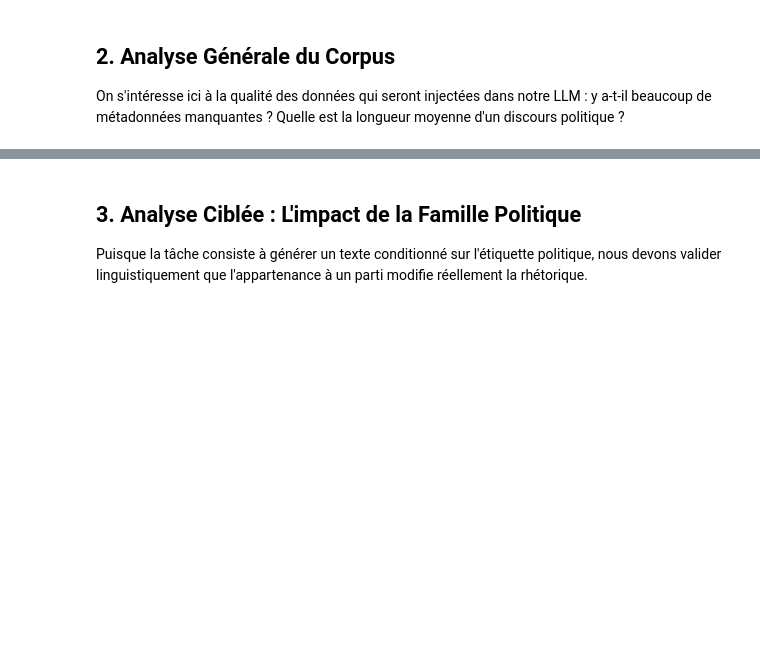
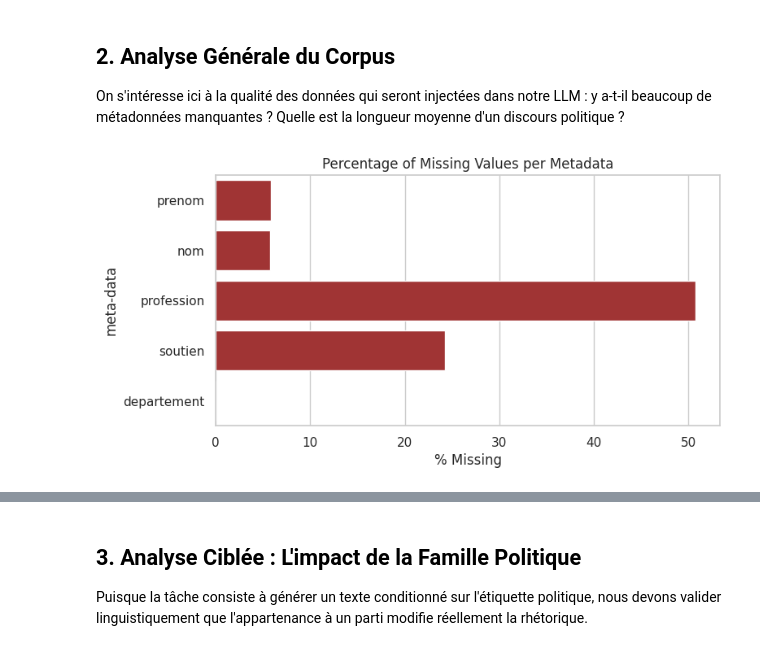
Before and after one commit to felixdechamps/projet-nlp-3A, a Jupyter notebook: eda_analysis.ipynb, the cells around one changed output, grey strips where cells are left out. Drawn from its saved outputs; the diff is of its cells as text; code cells hidden in the pictures; blank space fills up the shorter version.

```diff
--- a/eda_analysis.ipynb
+++ b/eda_analysis.ipynb
@@ -92,14 +94,23 @@ On s'intéresse ici à la qualité des données qui seront injectées dans notre
 # %%
 # Analyse des données manquantes (conditionnement)
 missing_data = df[['prenom', 'nom', 'profession', 'soutien', 'departement']].apply(lambda x: (x == 'non mentionné').sum() / len(df) * 100)
 
 plt.figure(figsize=(8, 4))
-sns.barplot(x=missing_data.values, y=missing_data.index, palette='Reds_r')
-plt.title('Pourcentage de valeurs manquantes par métadonnée')
-plt.xlabel('% Manquant')
+
+# Utilisation de l'argument color pour une couleur uniforme (ici un rouge standard)
+# Cela corrige également le FutureWarning lié à l'utilisation de palette sans hue
+sns.barplot(x=missing_data.values, y=missing_data.index, color='firebrick')
+
+# Titres en anglais
+plt.title('Percentage of Missing Values per Metadata')
+plt.xlabel('% Missing')
+
+# Remplacement de "None" par "meta-data"
+plt.ylabel('meta-data')
+
 plt.show()
-
-print("Ce graphique est crucial : on remarque que les métadonnées (qui vont servir de prompt) sont très bien renseignées, justifiant leur utilisation comme input pour la génération.")
+# %% [output]
+[figure, added]
 # %%
 fig, axes = plt.subplots(1, 2, figsize=(15, 5))
 
```
Also changed, not shown: parts of 16 cells of this notebook, 4 other files.
